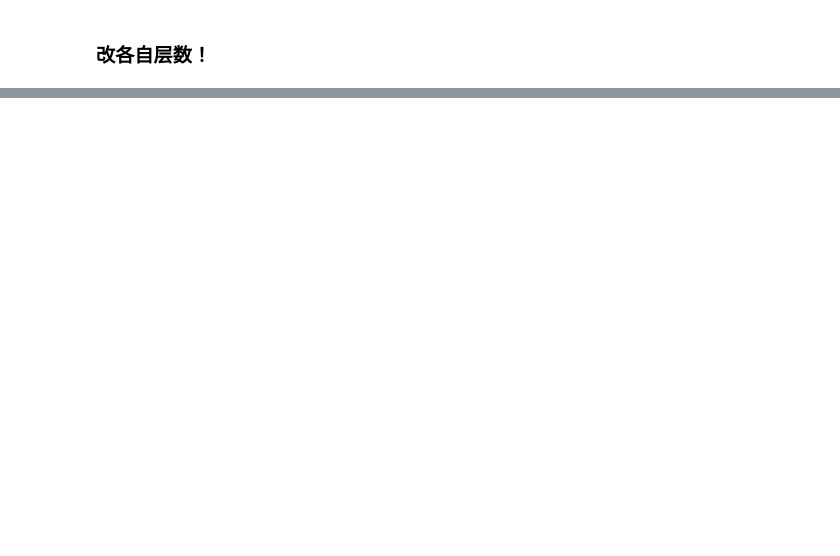
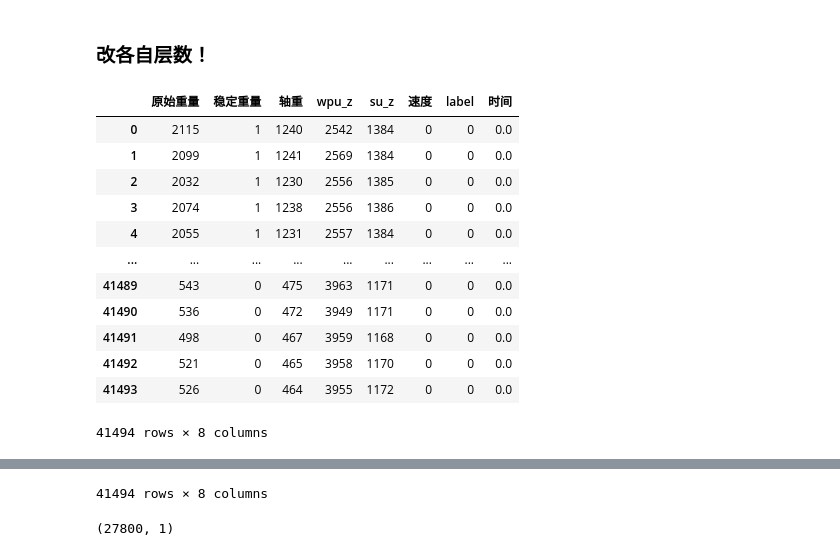
Before and after one commit to ainiubility/CNN-LSTM-Attention, a Jupyter notebook: C_L_A_train_test.ipynb, the cells around one changed output, grey strips where cells are left out. Cells and saved outputs as stored; diff of their text form; code cells hidden in the pictures; blank space fills up the shorter version.

```diff
--- a/C_L_A_train_test.ipynb
+++ b/C_L_A_train_test.ipynb
@@ -301,49 +286,67 @@ def denormalize(inpudf: pd.DataFrame,scaler:StandardScaler,le:LabelEncoder) -> p
 
     return inpudf
 # %%
-INPUT_DIMS = len(numeric_cols)+ len(time_cols)
-TIME_STEPS = 50
-lstm_units = 64
-drop = 0
-numeric_cols = [ '原始重量', '稳定重量', '轴重', 'su_ad',
-                'wpu_x', 'wpu_y', 'wpu_z',
-                'su_x', 'su_y', 'su_z',
-                '原始重量_diff', '稳定重量_diff', '轴重_diff',
-                'su_ad_diff', 'wpu_x_diff', 'wpu_y_diff', 'wpu_z_diff',
-                'su_x_diff','su_y_diff', 'su_z_diff',
-                '速度', '估计重量']
+
+
+
+numeric_col_names = [ '原始重量', '稳定重量', '轴重',
+                'wpu_z',
+                'su_z',
+                '速度']
+# delete some
+#  '原始重量_diff', '稳定重量_diff', '轴重_diff','su_ad_diff', 'wpu_x_diff', 'wpu_y_diff', 'wpu_z_diff','估计重量',    'su_x_diff','su_y_diff', 'su_z_diff',  'su_ad', ,'wpu_x', 'wpu_y', 'su_x', 'su_y',
+
 
 # ['原始重量', '稳定重量', '轴重', 'su_ad',
 #                 'wpu_x', 'wpu_y', 'wpu_z',
 #                 'su_x', 'su_y', 'su_z',
 #                 '原始重量_diff', '稳定重量_diff', '轴重_diff',
 #                 'su_ad_diff', 'wpu_x_diff', 'wpu_y_diff', 'wpu_z_diff',
 #                 'su_x_diff', 'su_y_diff', 'su_z_diff',
 #                 '速度', '估计重量', '原始重量加速度', '稳定重量加速度', '原始重量加速度_二阶', '稳定重量加速度_二阶']
-label_cols = ['label']
-time_cols = ['时间']
+label_col_names = ['label']
+time_col_names = ['时间']
+
+data=data[numeric_col_names+label_col_names+time_col_names] # 去掉无用列
+display(data)
 #Normalized
-data,scaler,le = normalize(data,numeric_cols,label_cols,time_cols)
+data,scaler,le = normalize(data,numeric_col_names,label_col_names,time_col_names)
+display(data)
+# feature_col_names = numeric_col_names +  time_col_names
+feature_col_names = numeric_col_names  # 暂时去掉 时间
+X = data[feature_col_names]
+Y = data[label_col_names]
+
+x_train, x_test, y_train, y_test = train_test_split(np.asarray(X), np.asarray(Y), test_size=0.33, shuffle= False)
 
 
-from sklearn.model_selection import train_test_split
-import keras
-X = data[numeric_cols]
-Y = data['label']
-# display(X)
-# print(Y)
-x_train, x_test, y_train, y_test = train_test_split(np.asarray(X), np.asarray(Y), test_size=0.33, shuffle= True)
+feature_col_num =  len(feature_col_names)
 
-# The known number of output classes.
-num_classes = 3
-colums_num = 22 # len(numeric_cols)
-print(len(numeric_cols))
 # Input image dimensions
-input_shape = (colums_num,1)
+
 
 # Convert class vectors to binary class matrices. This uses 1 hot encoding.
-y_train_binary = keras.utils.to_categorical(y_train,num_classes)
-y_test_binary = keras.utils.to_categorical(y_test,num_classes)
+# y_train_binary = keras.utils.to_categorical(y_train,num_classes)
+# y_test_binary = keras.utils.to_categorical(y_test,num_classes)
 
-x_train = x_train.reshape(len(x_train), colums_num,1)
-x_test = x_test.reshape(len(x_test), colums_num,1)
+x_train = x_train.reshape(-1, feature_col_num)
+x_test = x_test.reshape(-1, feature_col_num)
+
+display(y_train.shape,y_test.shape)
+y_train = y_train.reshape(-1, )
+y_test = y_test.reshape(-1, )
+display(y_train,y_test)
+# %% [output]
+|  | 原始重量 | 稳定重量 | 轴重 | wpu_z | su_z | 速度 | label | 时间 |
+| 0 | 2115 | 1 | 1240 | 2542 | 1384 | 0 | 0 | 0.0 |
+| 1 | 2099 | 1 | 1241 | 2569 | 1384 | 0 | 0 | 0.0 |
+| 2 | 2032 | 1 | 1230 | 2556 | 1385 | 0 | 0 | 0.0 |
+| 3 | 2074 | 1 | 1238 | 2556 | 1386 | 0 | 0 | 0.0 |
+| 4 | 2055 | 1 | 1231 | 2557 | 1384 | 0 | 0 | 0.0 |
+| ... | ... | ... | ... | ... | ... | ... | ... | ... |
+| 41489 | 543 | 0 | 475 | 3963 | 1171 | 0 | 0 | 0.0 |
+| 41490 | 536 | 0 | 472 | 3949 | 1171 | 0 | 0 | 0.0 |
+| 41491 | 498 | 0 | 467 | 3959 | 1168 | 0 | 0 | 0.0 |
+| 41492 | 521 | 0 | 465 | 3958 | 1170 | 0 | 0 | 0.0 |
+| 41493 | 526 | 0 | 464 | 3955 | 1172 | 0 | 0 | 0.0 |
+41494 rows × 8 columns
@@ -349,0 +382,2 @@ x_test = x_test.reshape(len(x_test), colums_num,1)
+41494 rows × 8 columns
+(27800, 1)
```
Also changed, not shown: parts of 26 cells of this notebook, 5 other files.
